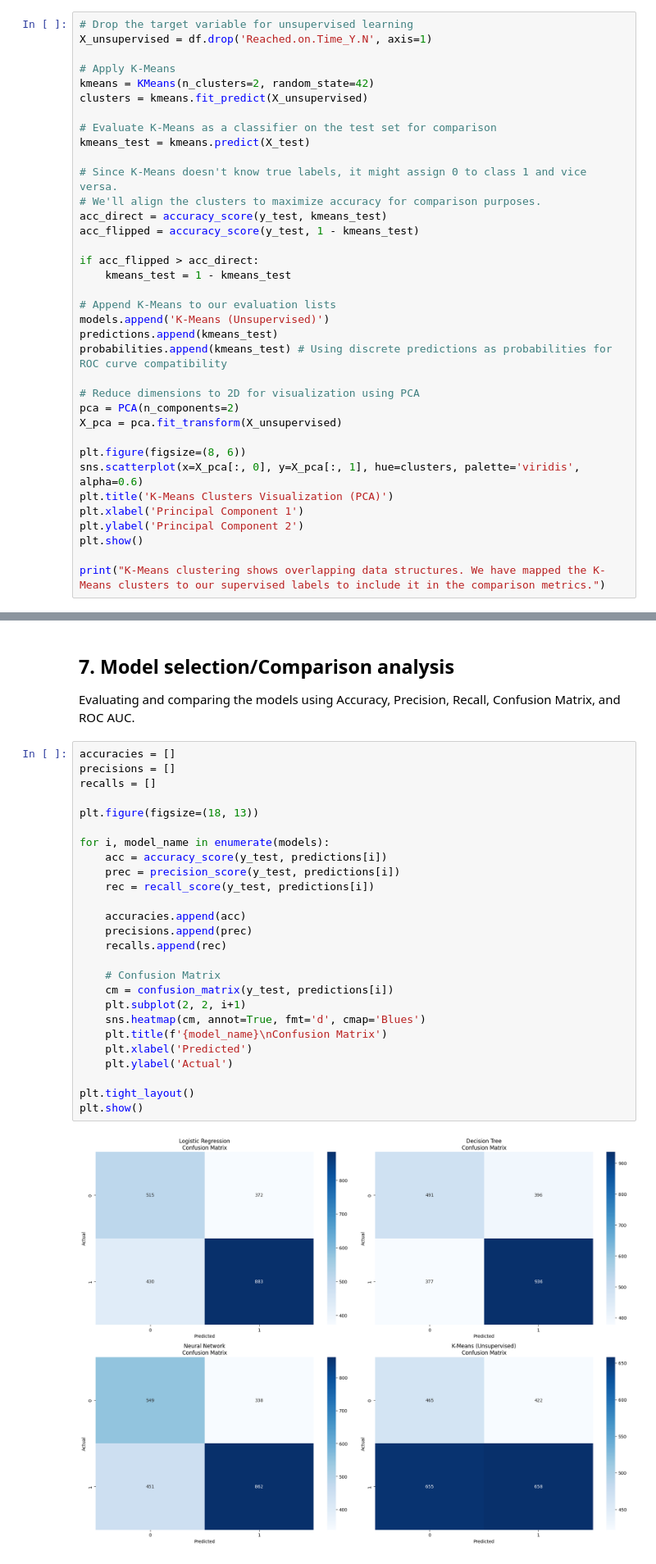
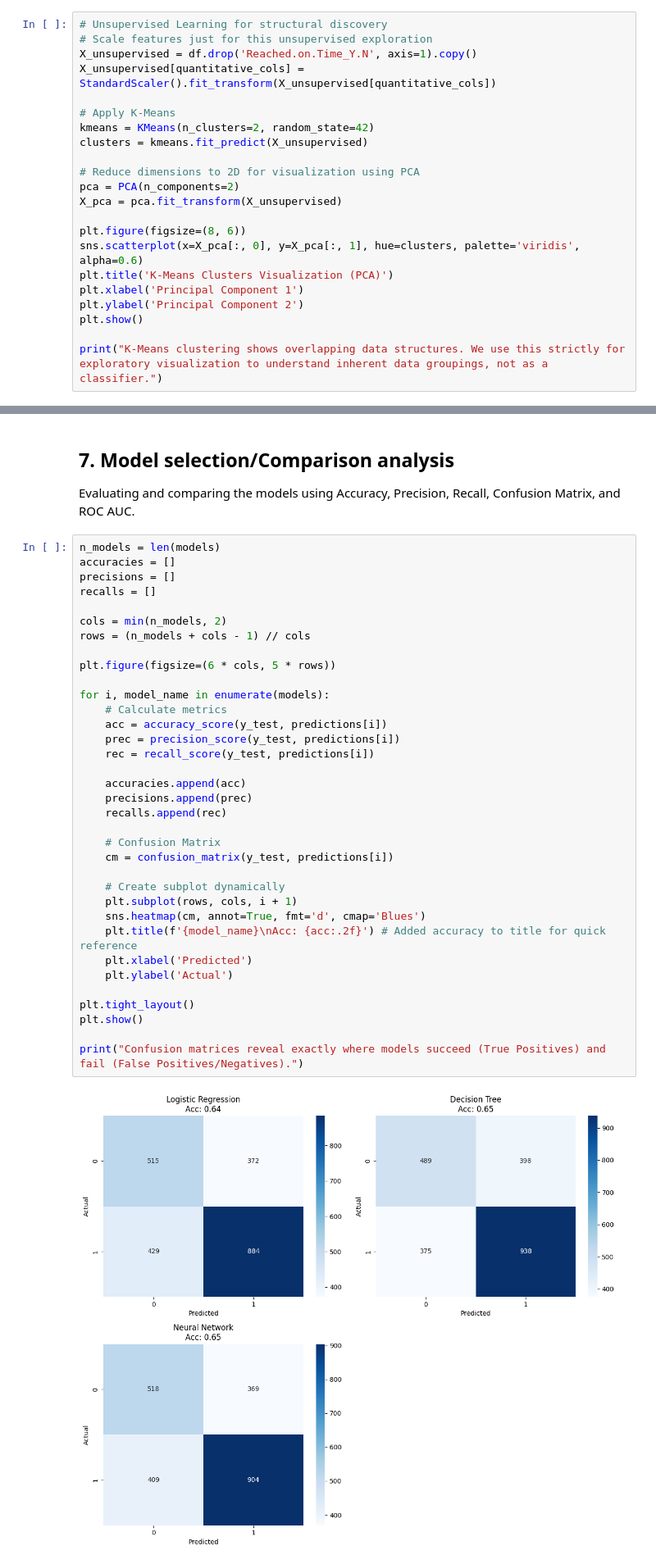
Before and after one commit to heisenberg-611/E-Commerce-Website-Delivery-Prediction-Model, a Jupyter notebook: CSE422_Project_Spring26(E_commarce_Shipping_Delivery_Prediction).ipynb, the cells around one changed output, grey strips where cells are left out. Shown at 82% size. Drawn from its saved outputs; the diff is of its cells as text.

Commit message:
Updated with standard scalar fix

```diff
--- a/CSE422_Project_Spring26(E_commarce_Shipping_Delivery_Prediction).ipynb
+++ b/CSE422_Project_Spring26(E_commarce_Shipping_Delivery_Prediction).ipynb
@@ -284,28 +289,14 @@ Successfully trained and tested 3 models on the 80% training data.
 # %% [markdown]
 ## 6. Unsupervised Learning
 # %%
-# Drop the target variable for unsupervised learning
-X_unsupervised = df.drop('Reached.on.Time_Y.N', axis=1)
+# Unsupervised Learning for structural discovery
+# Scale features just for this unsupervised exploration
+X_unsupervised = df.drop('Reached.on.Time_Y.N', axis=1).copy()
+X_unsupervised[quantitative_cols] = StandardScaler().fit_transform(X_unsupervised[quantitative_cols])
 
 # Apply K-Means
 kmeans = KMeans(n_clusters=2, random_state=42)
 clusters = kmeans.fit_predict(X_unsupervised)
-
-# Evaluate K-Means as a classifier on the test set for comparison
-kmeans_test = kmeans.predict(X_test)
-
-# Since K-Means doesn't know true labels, it might assign 0 to class 1 and vice versa.
-# We'll align the clusters to maximize accuracy for comparison purposes.
-acc_direct = accuracy_score(y_test, kmeans_test)
-acc_flipped = accuracy_score(y_test, 1 - kmeans_test)
-
-if acc_flipped > acc_direct:
-    kmeans_test = 1 - kmeans_test
-
-# Append K-Means to our evaluation lists
-models.append('K-Means (Unsupervised)')
-predictions.append(kmeans_test)
-probabilities.append(kmeans_test) # Using discrete predictions as probabilities for ROC curve compatibility
 
 # Reduce dimensions to 2D for visualization using PCA
 pca = PCA(n_components=2)
@@ -318,6 +309,6 @@ plt.xlabel('Principal Component 1')
 plt.ylabel('Principal Component 2')
 plt.show()
 
-print("K-Means clustering shows overlapping data structures. We have mapped the K-Means clusters to our supervised labels to include it in the comparison metrics.")
+print("K-Means clustering shows overlapping data structures. We use this strictly for exploratory visualization to understand inherent data groupings, not as a classifier.")
 # %% [output]
 [figure]
@@ -326,30 +317,39 @@ K-Means clustering shows overlapping data structures. We have mapped the K-Means
 ## 7. Model selection/Comparison analysis
 Evaluating and comparing the models using Accuracy, Precision, Recall, Confusion Matrix, and ROC AUC.
 # %%
+n_models = len(models)
 accuracies = []
 precisions = []
 recalls = []
 
-plt.figure(figsize=(18, 13))
+cols = min(n_models, 2)
+rows = (n_models + cols - 1) // cols
+
+plt.figure(figsize=(6 * cols, 5 * rows))
 
 for i, model_name in enumerate(models):
+    # Calculate metrics
     acc = accuracy_score(y_test, predictions[i])
     prec = precision_score(y_test, predictions[i])
     rec = recall_score(y_test, predictions[i])
 
     accuracies.append(acc)
     precisions.append(prec)
     recalls.append(rec)
 
     # Confusion Matrix
     cm = confusion_matrix(y_test, predictions[i])
-    plt.subplot(2, 2, i+1)
+
+    # Create subplot dynamically
+    plt.subplot(rows, cols, i + 1)
     sns.heatmap(cm, annot=True, fmt='d', cmap='Blues')
-    plt.title(f'{model_name}\nConfusion Matrix')
+    plt.title(f'{model_name}\nAcc: {acc:.2f}') # Added accuracy to title for quick reference
     plt.xlabel('Predicted')
     plt.ylabel('Actual')
 
 plt.tight_layout()
 plt.show()
+
+print("Confusion matrices reveal exactly where models succeed (True Positives) and fail (False Positives/Negatives).")
 # %% [output]
-[figure, old version]
+[figure, new version]
```
Also changed, not shown: parts of 9 cells of this notebook.
